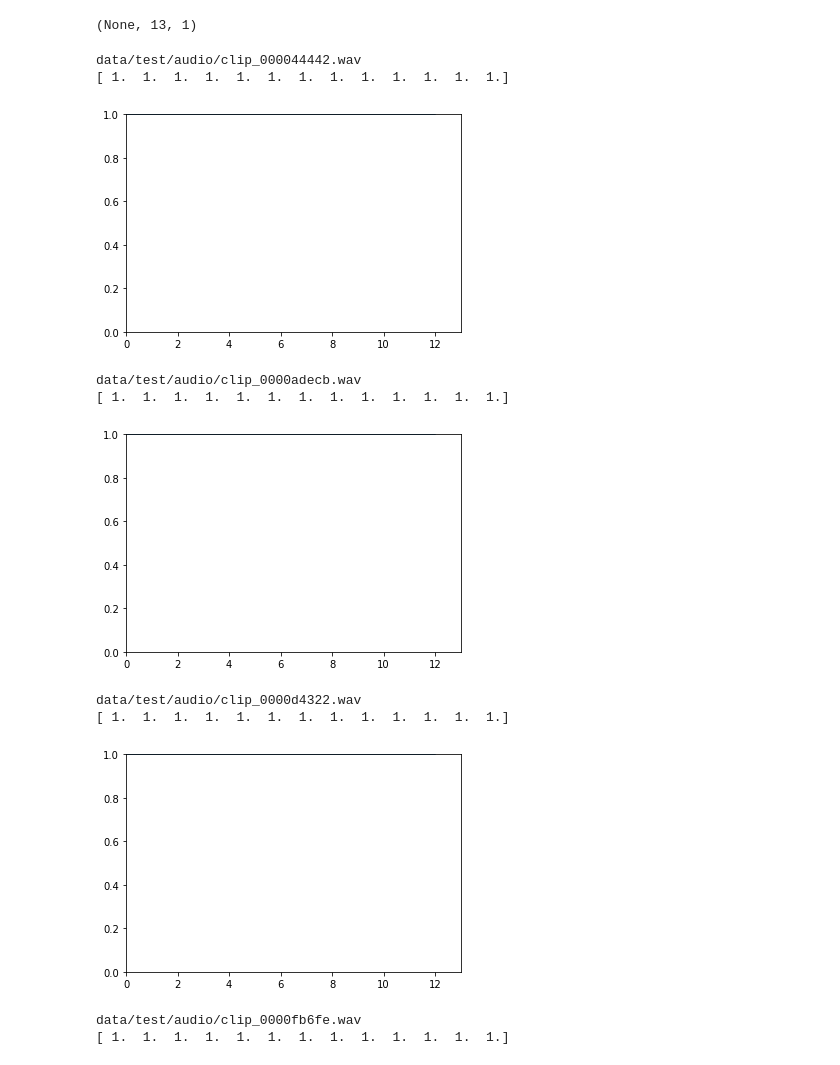
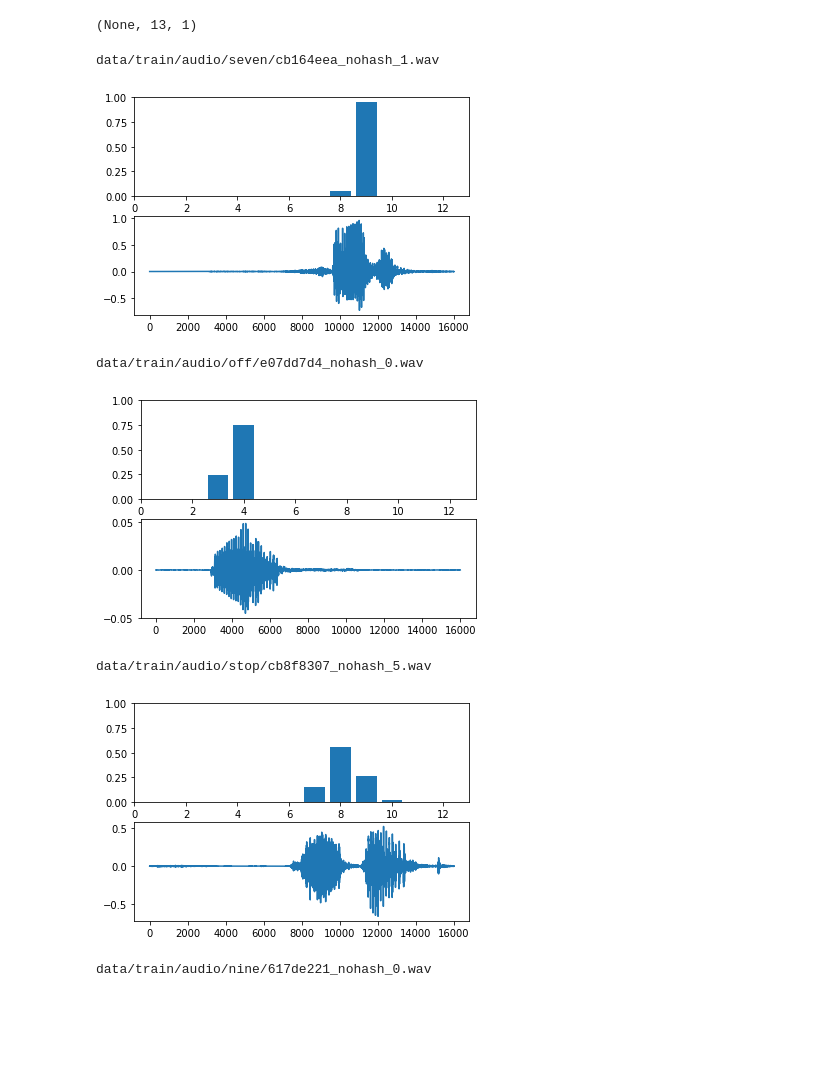
Before and after one commit to see--/speech_recognition, a Jupyter notebook: explore.ipynb, the cells around one changed output. Drawn from its saved outputs; the diff is of its cells as text; code cells hidden in the pictures; blank space fills up the shorter version.

```diff
--- a/explore.ipynb
+++ b/explore.ipynb
@@ -1547,7 +1549,7 @@ plt.show()
 # %% [markdown]
 # Check the attention model
 # %%
-model = my_load_model('checkpoints_104/ep-099-vl-0.2038.hdf5')
+model = my_load_model('checkpoints_105/ep-012-vl-0.4969.hdf5')
 print(model.summary())
 # %% [output]
 __________________________________________________________________________________________________
@@ -1573,30 +1575,30 @@ print(attention.output_shape)
 # %% [output]
 (None, 13, 1)
 # %%
-test_fns = sorted(glob('data/test/audio/*.wav'))
+test_fns = sorted(glob('data/train/audio/*/*.wav'))
+np.random.shuffle(test_fns)
 disp_count = 0
 for fn in test_fns:
     if disp_count > 3:
         break
     print(fn)
     rate, data = wf.read(fn)
     data = np.float32(data) / 32767
     data = pad_crop(data)
     attention_val = attention.predict(data.reshape((1, -1))).squeeze()
     disp_count += 1
-    print(attention_val)
-    plt.plot(range(len(attention_val)), attention_val)
+    # print(attention_val)
+    plt.subplot(2, 1, 1)
+    plt.bar(range(len(attention_val)), attention_val)
     plt.axis([0, len(attention_val), 0, 1])
+    plt.subplot(2, 1, 2)
+    plt.plot(range(len(data)), data)
     plt.show()
 # %% [output]
-data/test/audio/clip_000044442.wav
-[ 1.  1.  1.  1.  1.  1.  1.  1.  1.  1.  1.  1.  1.]
+data/train/audio/seven/cb164eea_nohash_1.wav
-[figure, old version]
+[figure, new version]
-data/test/audio/clip_0000adecb.wav
-[ 1.  1.  1.  1.  1.  1.  1.  1.  1.  1.  1.  1.  1.]
+data/train/audio/off/e07dd7d4_nohash_0.wav
-[figure, old version]
+[figure, new version]
-data/test/audio/clip_0000d4322.wav
-[ 1.  1.  1.  1.  1.  1.  1.  1.  1.  1.  1.  1.  1.]
+data/train/audio/stop/cb8f8307_nohash_5.wav
-[figure, old version]
+[figure, new version]
-data/test/audio/clip_0000fb6fe.wav
-[ 1.  1.  1.  1.  1.  1.  1.  1.  1.  1.  1.  1.  1.]
+data/train/audio/nine/617de221_nohash_0.wav
```
Also changed, not shown: parts of 3 cells of this notebook, 2 other files.
